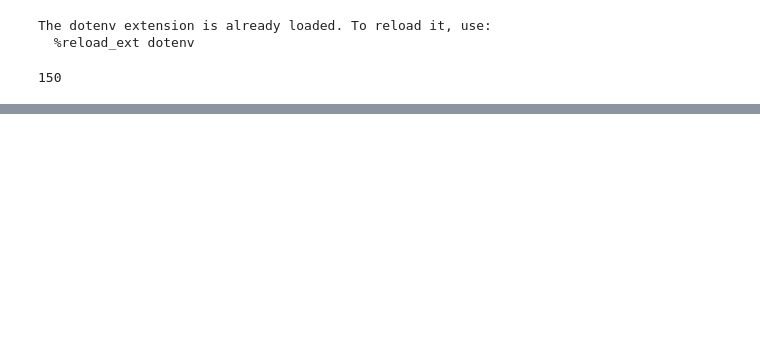
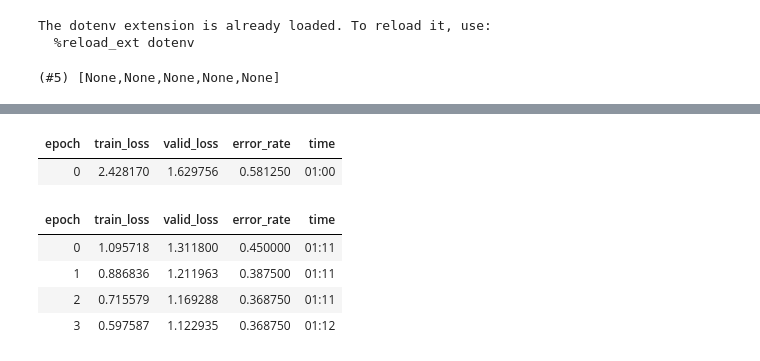
Before and after one commit to hayleefay/tell-my-friends-apart, a Jupyter notebook: tell-my-friends-apart.ipynb, the cells around one changed output, grey strips where cells are left out. Saved outputs shown, nothing was run; the diff lists cells and outputs as text; code cells hidden in the pictures; blank space fills up the shorter version.

```diff
--- a/tell-my-friends-apart.ipynb
+++ b/tell-my-friends-apart.ipynb
@@ -7,12 +7,6 @@ from fastbook import *
 # %% [output]
 The dotenv extension is already loaded. To reload it, use:
   %reload_ext dotenv
-# %%
-results = search_images_bing(key, 'timothee chalamet')
-ims = results.attrgot('contentUrl')
-len(ims)
-# %% [output]
-150
 # %%
 friends = ['ben', 'elizabeth', 'andy', 'sam', 'stef', 'haylee']
 doppelgangers = ['timothee chalamet', 'florence pugh', 'ed helms', 'ryan eggold', 'elizabeth olsen', 'zooey deschanel']
@@ -25,3 +19,9 @@ if not path.exists():
         dest.mkdir(exist_ok=True)
         results = search_images_bing(key, doppelganger)
         download_images(dest, urls=results.attrgot('contentUrl'))
+# %%
+fns = get_image_files(path)
+failed = verify_images(fns)
+failed.map(Path.unlink)
+# %% [output]
+(#5) [None,None,None,None,None]
@@ -27,0 +37,4 @@ if not path.exists():
+# %%
+learn = cnn_learner(dls, resnet18, metrics=error_rate)
+learn.fine_tune(4)
+# %% [output]
@@ -27,0 +42,7 @@ if not path.exists():
+| epoch | train_loss | valid_loss | error_rate | time |
+| 0 | 2.428170 | 1.629756 | 0.581250 | 01:00 |
+| epoch | train_loss | valid_loss | error_rate | time |
+| 0 | 1.095718 | 1.311800 | 0.450000 | 01:11 |
+| 1 | 0.886836 | 1.211963 | 0.387500 | 01:11 |
+| 2 | 0.715579 | 1.169288 | 0.368750 | 01:11 |
+| 3 | 0.597587 | 1.122935 | 0.368750 | 01:12 |
```
Also changed, not shown: parts of 4 cells of this notebook.
